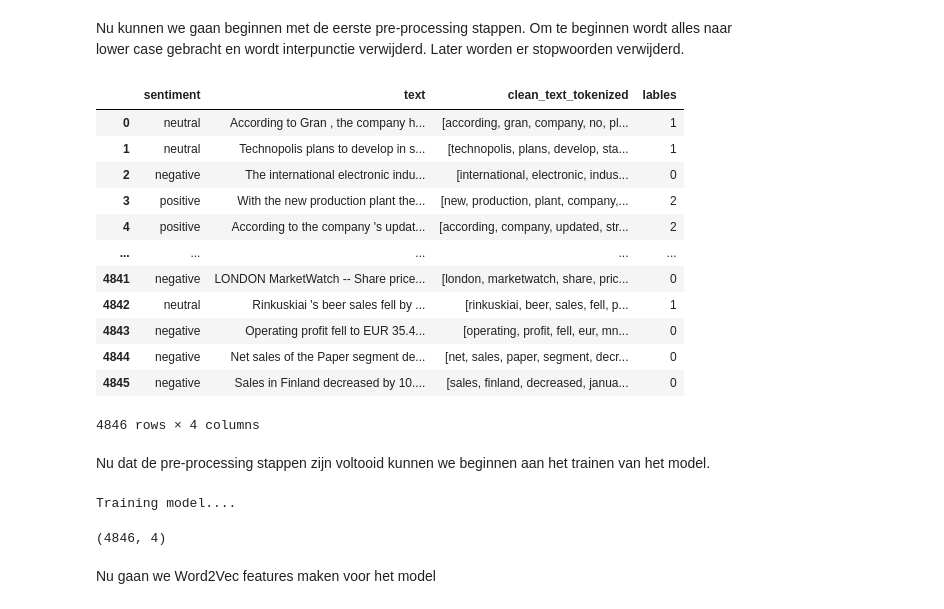
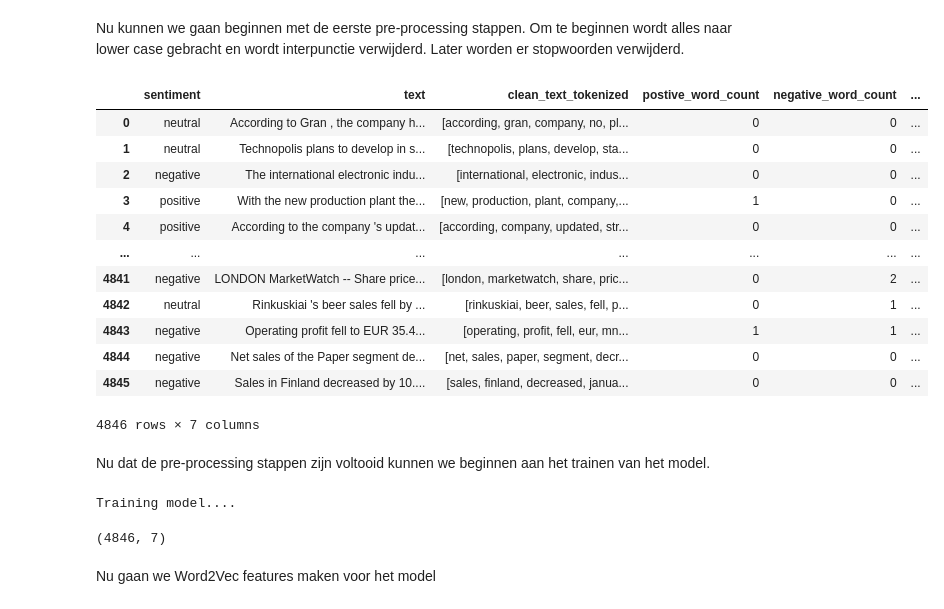
Before and after one commit to DragonKiller952/Schandaal-Scanner, a Jupyter notebook: SentimentAnalysis.ipynb, the cells around one changed output. Saved outputs shown, nothing was run; the diff lists cells and outputs as text; code cells hidden in the pictures.

```diff
--- a/SentimentAnalysis.ipynb
+++ b/SentimentAnalysis.ipynb
@@ -30,6 +32,15 @@ warnings.filterwarnings("ignore", category=DeprecationWarning)
 path = kagglehub.dataset_download("ankurzing/sentiment-analysis-for-financial-news")
 
 print("Path to dataset files:", path)
+
+postive_words_file = open("positive-words.txt", "r")
+negative_words_file = open("negative-words.txt", "r")
+
+postive_words = postive_words_file.readlines()
+negative_words = negative_words_file.readlines()
+
+postive_words = set(map(lambda w: w.replace("\n", ""), postive_words))
+negative_words = set(map(lambda w: w.replace("\n", ""), negative_words))
 # %% [output]
 Path to dataset files: C:\Users\nicne\.cache\kagglehub\datasets\ankurzing\sentiment-analysis-for-financial-news\versions\5
 # %% [markdown]
@@ -92,50 +103,77 @@ Nu kunnen we gaan beginnen met de eerste pre-processing stappen. Om te beginnen
 # %%
 def lower_punctuation_no_numbers(text):
     text = text.translate(str.maketrans('', '', string.punctuation))
     text = re.sub(r'\d+', '', text)
     text = text.lower()
     return text
 
 df["clean_text_tokenized"] = df["text"].apply(lower_punctuation_no_numbers)
 
 
 def remove_stop_words(text:str):
     stop_words = set(stopwords.words("english")) - set(["no"]) # omit the word "no" from stopwords, because it can contain negative sentiment
 
     tokenized_text = word_tokenize(text)
 
     filtered_text = [w for w in tokenized_text if not w in stop_words]
     return filtered_text
 
 df["clean_text_tokenized"] = df["clean_text_tokenized"].apply(remove_stop_words)
-# df["len"] = df["clean_text_tokenized"].apply(len)
-# # df = df[df["len"] < 10]
 
-# # df["len"].value_counts()
+# counts positive words in sentence
+def add_positive_words(tokens):
+    count = 0
+    for token in tokens:
+        if token in postive_words:
+            count += 1
+    return count
+
+# counts negative words in sentence
+def add_negative_words(tokens):
+    count = 0
+    for token in tokens:
+        if token in negative_words:
+            count += 1
+    return count
+
+# calculates average sentiment from text if value > 0 then positive, if value < 0 then negative, if value == 0 then neutral
+def average_word_sentiment(tokens):
+    if len(tokens) == 0:
+        return 0
+    pos = add_positive_words(tokens)
+    neg = add_negative_words(tokens)
+    avg = (pos-neg) / (len(tokens))
+    return avg
+
+
+df["postive_word_count"] = df["clean_text_tokenized"].apply(add_positive_words)
+df["negative_word_count"] = df["clean_text_tokenized"].apply(add_negative_words)
+df["avg_sentiment_of_words"] = df["clean_text_tokenized"].apply(average_word_sentiment)
 
 # map the sentiments to a number
 mapping = {
     "negative": 0,
     "neutral": 1,
     "positive": 2
 }
 
-df["lables"] = df["sentiment"].map(mapping)
+
+df["labels"] = df["sentiment"].map(mapping)
 df
 # %% [output]
-|  | sentiment | text | clean_text_tokenized | lables |
-| 0 | neutral | According to Gran , the company h... | [according, gran, company, no, pl... | 1 |
-| 1 | neutral | Technopolis plans to develop in s... | [technopolis, plans, develop, sta... | 1 |
-| 2 | negative | The international electronic indu... | [international, electronic, indus... | 0 |
-| 3 | positive | With the new production plant the... | [new, production, plant, company,... | 2 |
-| 4 | positive | According to the company 's updat... | [according, company, updated, str... | 2 |
-| ... | ... | ... | ... | ... |
-| 4841 | negative | LONDON MarketWatch -- Share price... | [london, marketwatch, share, pric... | 0 |
-| 4842 | neutral | Rinkuskiai 's beer sales fell by ... | [rinkuskiai, beer, sales, fell, p... | 1 |
-| 4843 | negative | Operating profit fell to EUR 35.4... | [operating, profit, fell, eur, mn... | 0 |
-| 4844 | negative | Net sales of the Paper segment de... | [net, sales, paper, segment, decr... | 0 |
-| 4845 | negative | Sales in Finland decreased by 10.... | [sales, finland, decreased, janua... | 0 |
+|  | sentiment | text | clean_text_tokenized | postive_word_count | negative_word_count | ... |
+| 0 | neutral | According to Gran , the company h... | [according, gran, company, no, pl... | 0 | 0 | ... |
+| 1 | neutral | Technopolis plans to develop in s... | [technopolis, plans, develop, sta... | 0 | 0 | ... |
+| 2 | negative | The international electronic indu... | [international, electronic, indus... | 0 | 0 | ... |
+| 3 | positive | With the new production plant the... | [new, production, plant, company,... | 1 | 0 | ... |
+| 4 | positive | According to the company 's updat... | [according, company, updated, str... | 0 | 0 | ... |
+| ... | ... | ... | ... | ... | ... | ... |
+| 4841 | negative | LONDON MarketWatch -- Share price... | [london, marketwatch, share, pric... | 0 | 2 | ... |
+| 4842 | neutral | Rinkuskiai 's beer sales fell by ... | [rinkuskiai, beer, sales, fell, p... | 0 | 1 | ... |
+| 4843 | negative | Operating profit fell to EUR 35.4... | [operating, profit, fell, eur, mn... | 1 | 1 | ... |
+| 4844 | negative | Net sales of the Paper segment de... | [net, sales, paper, segment, decr... | 0 | 0 | ... |
+| 4845 | negative | Sales in Finland decreased by 10.... | [sales, finland, decreased, janua... | 0 | 0 | ... |
-4846 rows × 4 columns
+4846 rows × 7 columns
 # %% [markdown]
 Nu dat de pre-processing stappen zijn voltooid kunnen we beginnen aan het trainen van het model.
 # %%
@@ -163,7 +201,7 @@ model.train(sentences, total_examples= len(df['clean_text_tokenized']), epochs=2
 df.shape
 # %% [output]
 Training model....
-(4846, 4)
+(4846, 7)
 # %% [markdown]
 Nu gaan we Word2Vec features maken voor het model
 # %%
```
Also changed, not shown: parts of 4 cells of this notebook, 2 other files.
